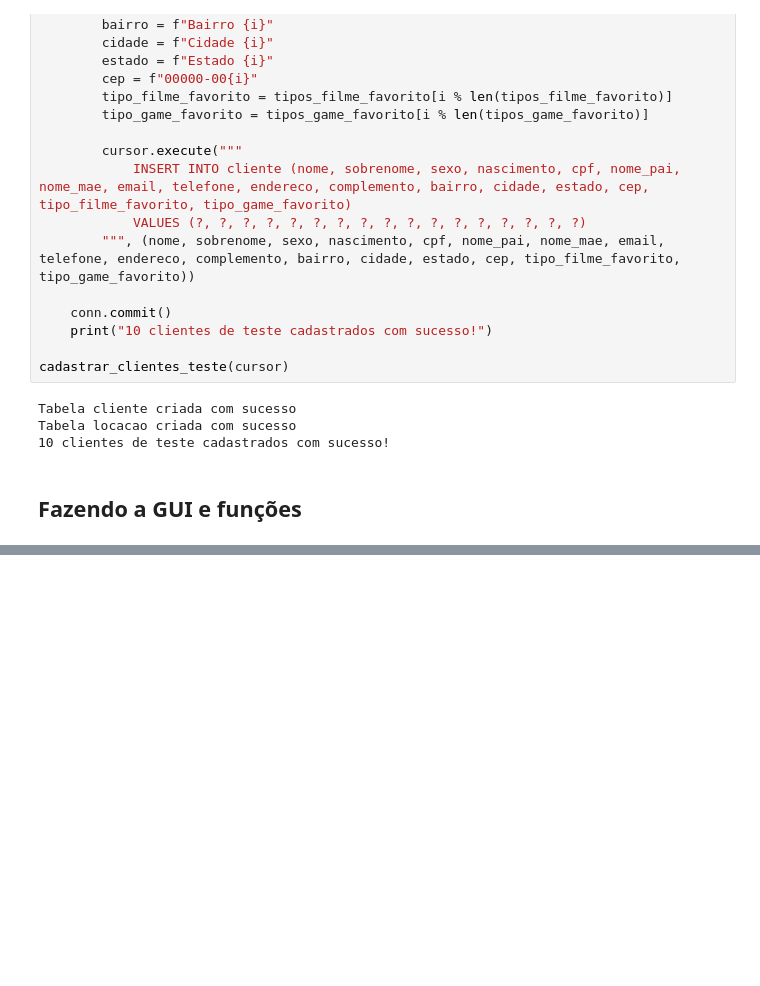
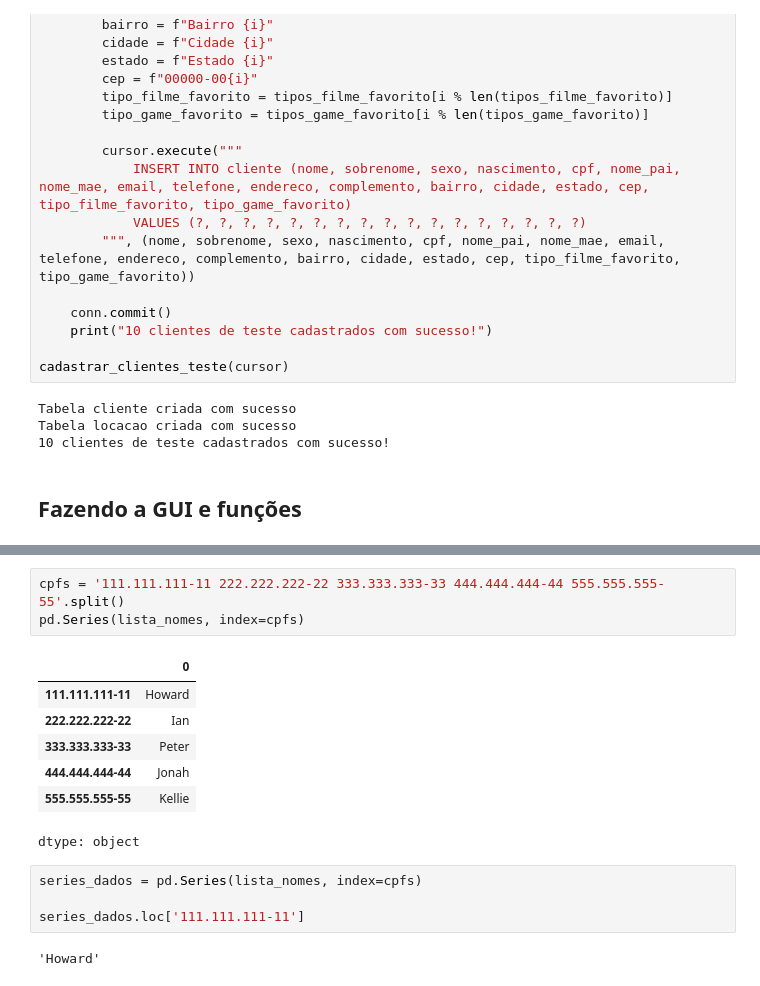
Before and after one commit to zzleozz100/linguagem-de-programacao, a Jupyter notebook: aulas.ipynb, the cells around one changed output, grey strips where cells are left out. Drawn from its saved outputs; the diff is of its cells as text; blank space fills up the shorter version.

```diff
--- a/aulas.ipynb
+++ b/aulas.ipynb
@@ -1109,0 +1128,17 @@ display(cep_input, output_cep)
+# %%
+cpfs = '111.111.111-11 222.222.222-22 333.333.333-33 444.444.444-44 555.555.555-55'.split()
+pd.Series(lista_nomes, index=cpfs)
+# %% [output]
+|  | 0 |
+| 111.111.111-11 | Howard |
+| 222.222.222-22 | Ian |
+| 333.333.333-33 | Peter |
+| 444.444.444-44 | Jonah |
+| 555.555.555-55 | Kellie |
+dtype: object
+# %%
+series_dados = pd.Series(lista_nomes, index=cpfs)
+
+series_dados.loc['111.111.111-11']
+# %% [output]
+'Howard'
```
Also changed, not shown: parts of 13 cells of this notebook.
